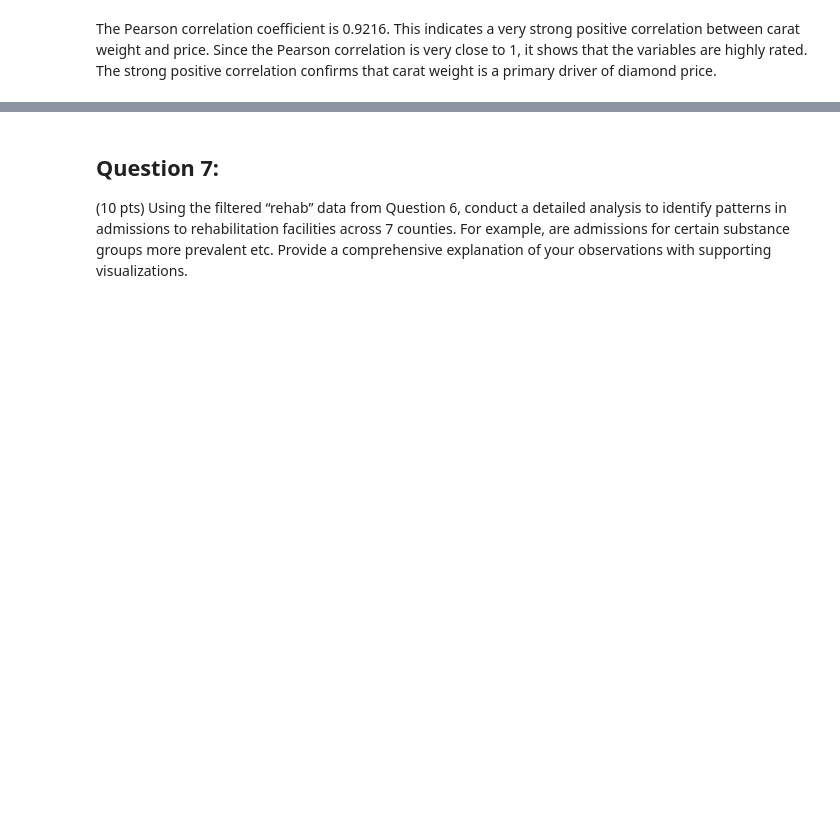
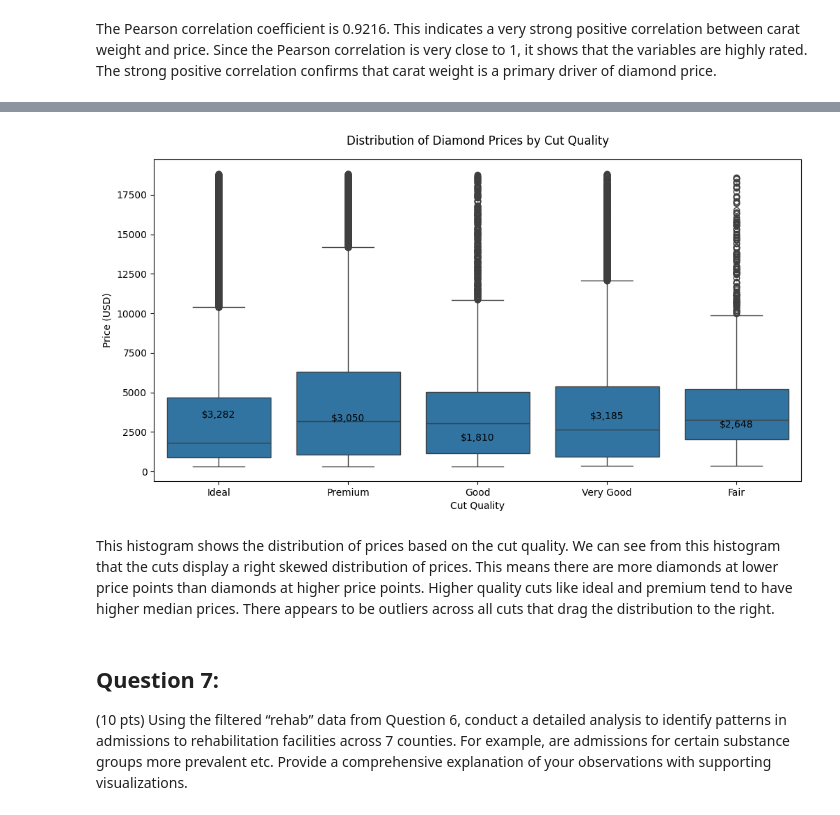
Before and after one commit to DavidYu75/ds3000-assignments, a Jupyter notebook: DS3000.A6.David.Yu.ipynb, the cells around one changed output, grey strips where cells are left out. Drawn from its saved outputs; the diff is of its cells as text; code cells hidden in the pictures; blank space fills up the shorter version.

```diff
--- a/DS3000.A6.David.Yu.ipynb
+++ b/DS3000.A6.David.Yu.ipynb
@@ -169,3 +130,21 @@ This graph shows the most prominent substance requiring rehab treatment across d
+# %%
+plt.figure(figsize=(12, 6))
+sns.boxplot(x='cut', y='price', data=df)
+
+plt.title('Distribution of Diamond Prices by Cut Quality', fontsize=12, pad=15)
+plt.xlabel('Cut Quality', fontsize=10)
+plt.ylabel('Price (USD)', fontsize=10)
+
+medians = df.groupby('cut')['price'].median()
+for i, cut in enumerate(medians.index):
+    plt.text(i, medians[cut], f'${int(medians[cut]):,}',
+             horizontalalignment='center', verticalalignment='bottom')
+
+plt.show()
+# %% [output]
+[figure, added]
+# %% [markdown]
+This histogram shows the distribution of prices based on the cut quality. We can see from this histogram that the cuts display a right skewed distribution of prices. This means there are more diamonds at lower price points than diamonds at higher price points. Higher quality cuts like ideal and premium tend to have higher median prices. There appears to be outliers across all cuts that drag the distribution to the right.
 # %% [markdown]
 ## Question 7:
 (10 pts) Using the filtered “rehab” data from Question 6, conduct a detailed analysis to identify patterns in admissions to rehabilitation facilities across 7 counties. For example, are admissions for certain substance groups more prevalent etc. Provide a comprehensive explanation of your observations with supporting visualizations.
```
Also changed, not shown: parts of 7 cells of this notebook.
